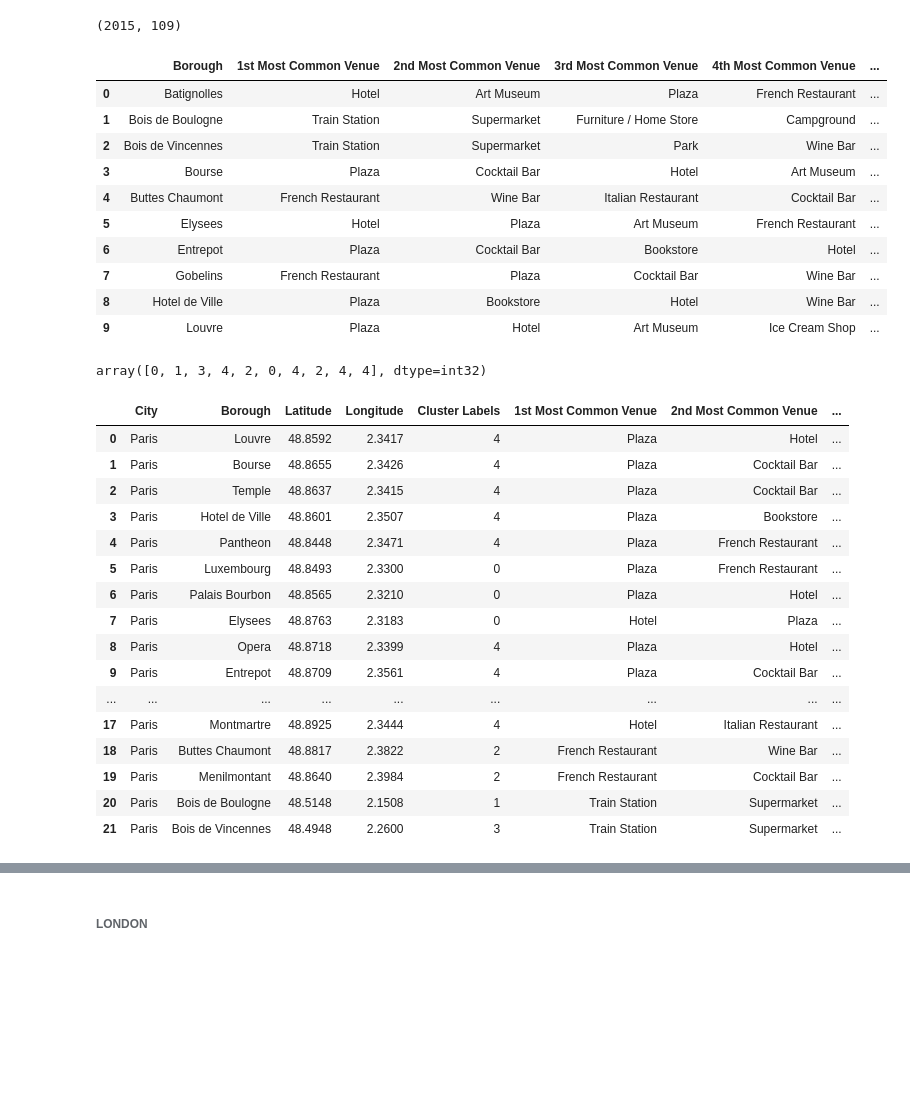
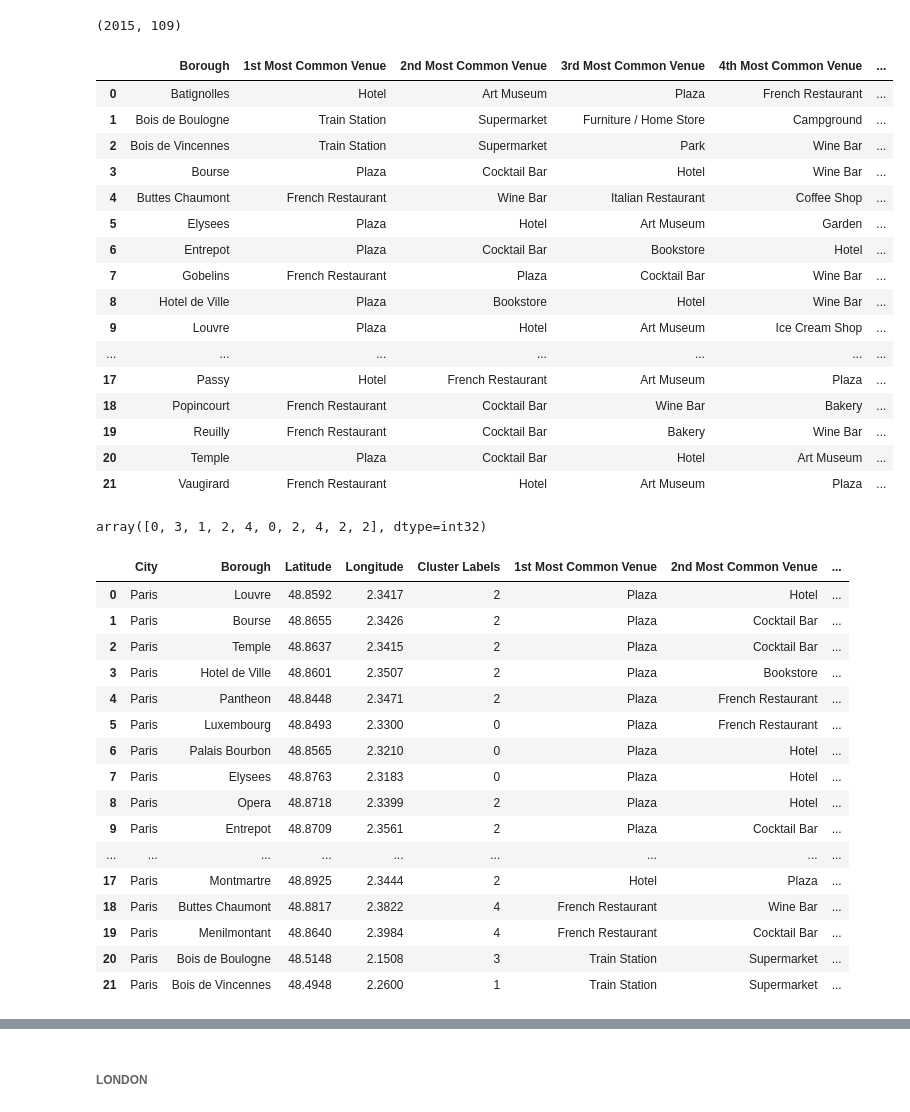
Before and after one commit to MJONCHERES/Capstone-week-3, a Jupyter notebook: Capstone week 5 draft.ipynb, the cells around one changed output, grey strips where cells are left out. Saved outputs shown, nothing was run; the diff lists cells and outputs as text; code cells hidden in the pictures; blank space fills up the shorter version.

```diff
--- a/Capstone week 5 draft.ipynb
+++ b/Capstone week 5 draft.ipynb
@@ -200,0 +260,10 @@ Rome_venues.head()
+# %%
+{
+    "tags": [
+        "remove-input",
+    ]
+}
+
+RomeText = Rome_venues.iloc[0].VenueCategory
+for i in range(1, len(Rome_venues)):
+    RomeText = RomeText + ',' + Rome_venues.iloc[i].VenueCategory
@@ -443,24 +794,30 @@ for ind in np.arange(num_top_venues):
 # %%
 # create a new dataframe
 paris_venues_sorted = pd.DataFrame(columns=columns)
 paris_venues_sorted['Borough'] = paris_grouped['Borough']
 
 for ind in np.arange(paris_grouped.shape[0]):
     paris_venues_sorted.iloc[ind, 1:] = return_most_common_venues(paris_grouped.iloc[ind, :], num_top_venues)
 
-paris_venues_sorted.head(10)
+paris_venues_sorted.head(22)
 # %% [output]
 |  | Borough | 1st Most Common Venue | 2nd Most Common Venue | 3rd Most Common Venue | 4th Most Common Venue | ... |
 | 0 | Batignolles | Hotel | Art Museum | Plaza | French Restaurant | ... |
 | 1 | Bois de Boulogne | Train Station | Supermarket | Furniture / Home Store | Campground | ... |
 | 2 | Bois de Vincennes | Train Station | Supermarket | Park | Wine Bar | ... |
-| 3 | Bourse | Plaza | Cocktail Bar | Hotel | Art Museum | ... |
-| 4 | Buttes Chaumont | French Restaurant | Wine Bar | Italian Restaurant | Cocktail Bar | ... |
-| 5 | Elysees | Hotel | Plaza | Art Museum | French Restaurant | ... |
+| 3 | Bourse | Plaza | Cocktail Bar | Hotel | Wine Bar | ... |
+| 4 | Buttes Chaumont | French Restaurant | Wine Bar | Italian Restaurant | Coffee Shop | ... |
+| 5 | Elysees | Plaza | Hotel | Art Museum | Garden | ... |
 | 6 | Entrepot | Plaza | Cocktail Bar | Bookstore | Hotel | ... |
 | 7 | Gobelins | French Restaurant | Plaza | Cocktail Bar | Wine Bar | ... |
 | 8 | Hotel de Ville | Plaza | Bookstore | Hotel | Wine Bar | ... |
 | 9 | Louvre | Plaza | Hotel | Art Museum | Ice Cream Shop | ... |
+| ... | ... | ... | ... | ... | ... | ... |
+| 17 | Passy | Hotel | French Restaurant | Art Museum | Plaza | ... |
+| 18 | Popincourt | French Restaurant | Cocktail Bar | Wine Bar | Bakery | ... |
+| 19 | Reuilly | French Restaurant | Cocktail Bar | Bakery | Wine Bar | ... |
+| 20 | Temple | Plaza | Cocktail Bar | Hotel | Art Museum | ... |
+| 21 | Vaugirard | French Restaurant | Hotel | Art Museum | Plaza | ... |
 # %%
 # set number of clusters
 kclustersParis = 5
@@ -473,7 +830,7 @@ kmeansParis = KMeans(n_clusters=kclustersParis, random_state=0).fit(paris_groupe
 # check cluster labels generated for each row in the dataframe
 kmeansParis.labels_[0:10]
 # %% [output]
-array([0, 1, 3, 4, 2, 0, 4, 2, 4, 4], dtype=int32)
+array([0, 3, 1, 2, 4, 0, 2, 4, 2, 2], dtype=int32)
 # %%
 # add clustering labels
 paris_venues_sorted.insert(0, 'Cluster Labels', kmeansParis.labels_)
@@ -486,22 +843,22 @@ paris_mergedd = paris_mergedd.join(paris_venues_sorted.set_index('Borough'), on=
 paris_mergedd.head(23) # check the last columns
 # %% [output]
 |  | City | Borough | Latitude | Longitude | Cluster Labels | 1st Most Common Venue | 2nd Most Common Venue | ... |
-| 0 | Paris | Louvre | 48.8592 | 2.3417 | 4 | Plaza | Hotel | ... |
-| 1 | Paris | Bourse | 48.8655 | 2.3426 | 4 | Plaza | Cocktail Bar | ... |
-| 2 | Paris | Temple | 48.8637 | 2.3415 | 4 | Plaza | Cocktail Bar | ... |
-| 3 | Paris | Hotel de Ville | 48.8601 | 2.3507 | 4 | Plaza | Bookstore | ... |
-| 4 | Paris | Pantheon | 48.8448 | 2.3471 | 4 | Plaza | French Restaurant | ... |
+| 0 | Paris | Louvre | 48.8592 | 2.3417 | 2 | Plaza | Hotel | ... |
+| 1 | Paris | Bourse | 48.8655 | 2.3426 | 2 | Plaza | Cocktail Bar | ... |
+| 2 | Paris | Temple | 48.8637 | 2.3415 | 2 | Plaza | Cocktail Bar | ... |
+| 3 | Paris | Hotel de Ville | 48.8601 | 2.3507 | 2 | Plaza | Bookstore | ... |
+| 4 | Paris | Pantheon | 48.8448 | 2.3471 | 2 | Plaza | French Restaurant | ... |
 | 5 | Paris | Luxembourg | 48.8493 | 2.3300 | 0 | Plaza | French Restaurant | ... |
 | 6 | Paris | Palais Bourbon | 48.8565 | 2.3210 | 0 | Plaza | Hotel | ... |
-| 7 | Paris | Elysees | 48.8763 | 2.3183 | 0 | Hotel | Plaza | ... |
-| 8 | Paris | Opera | 48.8718 | 2.3399 | 4 | Plaza | Hotel | ... |
-| 9 | Paris | Entrepot | 48.8709 | 2.3561 | 4 | Plaza | Cocktail Bar | ... |
+| 7 | Paris | Elysees | 48.8763 | 2.3183 | 0 | Plaza | Hotel | ... |
+| 8 | Paris | Opera | 48.8718 | 2.3399 | 2 | Plaza | Hotel | ... |
+| 9 | Paris | Entrepot | 48.8709 | 2.3561 | 2 | Plaza | Cocktail Bar | ... |
 | ... | ... | ... | ... | ... | ... | ... | ... | ... |
-| 17 | Paris | Montmartre | 48.8925 | 2.3444 | 4 | Hotel | Italian Restaurant | ... |
-| 18 | Paris | Buttes Chaumont | 48.8817 | 2.3822 | 2 | French Restaurant | Wine Bar | ... |
-| 19 | Paris | Menilmontant | 48.8640 | 2.3984 | 2 | French Restaurant | Cocktail Bar | ... |
-| 20 | Paris | Bois de Boulogne | 48.5148 | 2.1508 | 1 | Train Station | Supermarket | ... |
-| 21 | Paris | Bois de Vincennes | 48.4948 | 2.2600 | 3 | Train Station | Supermarket | ... |
+| 17 | Paris | Montmartre | 48.8925 | 2.3444 | 2 | Hotel | Plaza | ... |
+| 18 | Paris | Buttes Chaumont | 48.8817 | 2.3822 | 4 | French Restaurant | Wine Bar | ... |
+| 19 | Paris | Menilmontant | 48.8640 | 2.3984 | 4 | French Restaurant | Cocktail Bar | ... |
+| 20 | Paris | Bois de Boulogne | 48.5148 | 2.1508 | 3 | Train Station | Supermarket | ... |
+| 21 | Paris | Bois de Vincennes | 48.4948 | 2.2600 | 1 | Train Station | Supermarket | ... |
 # %%
 # create map
 paris_map_clusters = folium.Map(location=[Paris_latitude, Paris_longitude], zoom_start=11)
```
Also changed, not shown: parts of 109 cells of this notebook.
